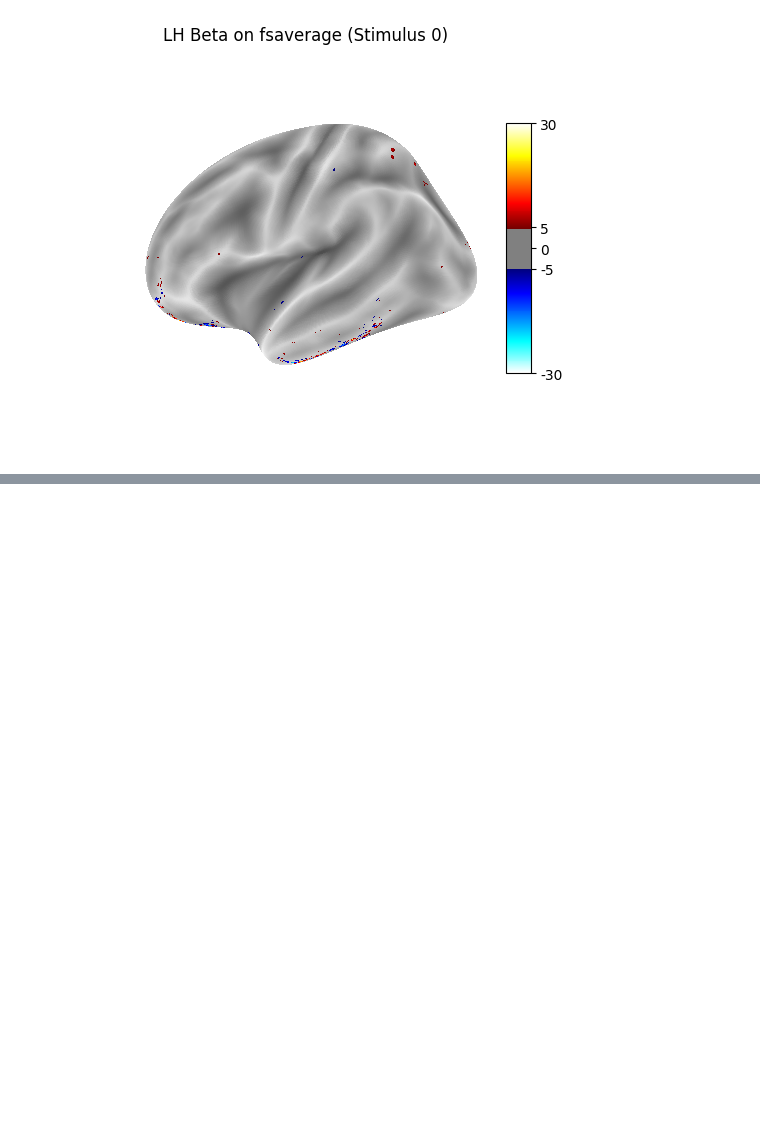
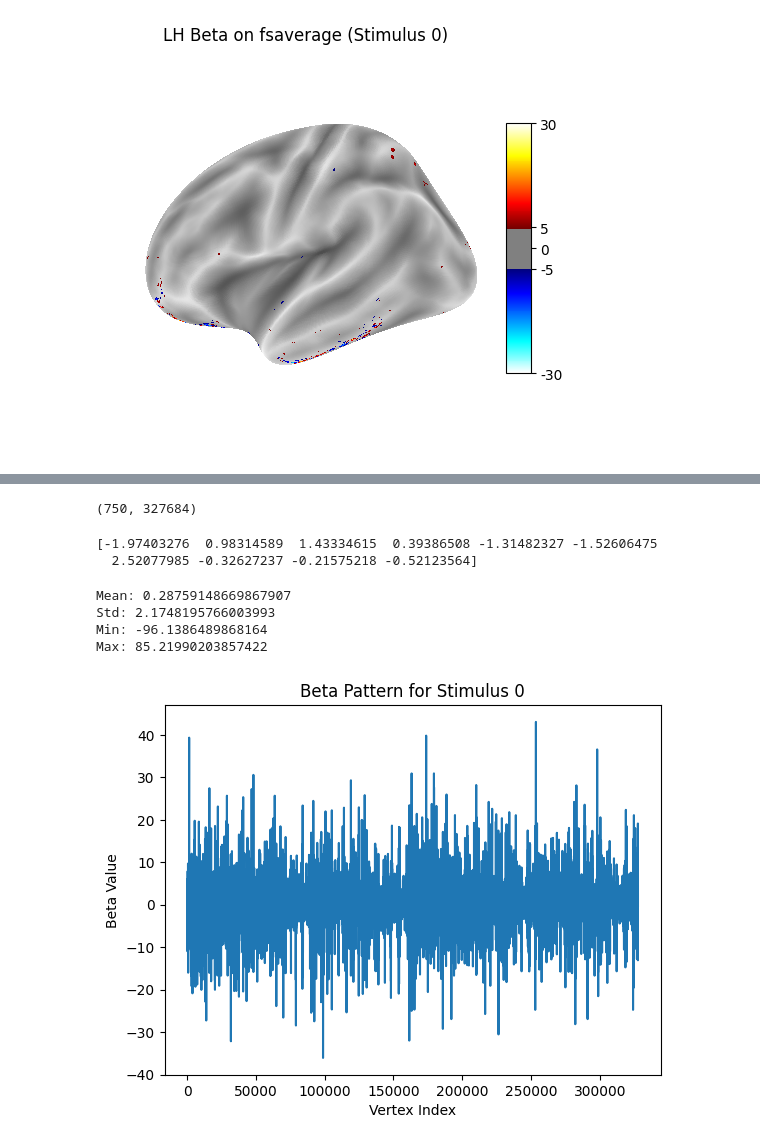
Before and after one commit to Precioux/Neuro4M, a Jupyter notebook: EDA.ipynb, the cells around one changed output, grey strips where cells are left out. Drawn from its saved outputs; the diff is of its cells as text; code cells hidden in the pictures; blank space fills up the shorter version.

```diff
--- a/EDA.ipynb
+++ b/EDA.ipynb
@@ -159,0 +162,36 @@ plotting.plot_surf_stat_map(
+# %%
+n_stimuli = 750
+lh_data.shape = (163842, n_stimuli)
+rh_data.shape = (163842, n_stimuli)
+# %%
+full_data = np.concatenate([lh_data, rh_data], axis=0)  # shape: (327684, n_stimuli)
+full_data = full_data.T  # shape: (n_stimuli, 327684)
+# %%
+print(full_data.shape)
+# %% [output]
+(750, 327684)
+# %%
+print(full_data[0, :10])  # First 10 vertex values of stimulus 0
+# %% [output]
+[-1.97403276  0.98314589  1.43334615  0.39386508 -1.31482327 -1.52606475
+  2.52077985 -0.32627237 -0.21575218 -0.52123564]
+# %%
+print("Mean:", full_data.mean())
+print("Std:", full_data.std())
+print("Min:", full_data.min())
+print("Max:", full_data.max())
+# %% [output]
+Mean: 0.28759148669867907
+Std: 2.1748195766003993
+Min: -96.1386489868164
+Max: 85.21990203857422
+# %%
+import matplotlib.pyplot as plt
+
+plt.plot(full_data[0])
+plt.title("Beta Pattern for Stimulus 0")
+plt.xlabel("Vertex Index")
+plt.ylabel("Beta Value")
+plt.show()
+# %% [output]
+[figure, added]
```
Also changed, not shown: parts of 21 cells of this notebook, 27 other files.
